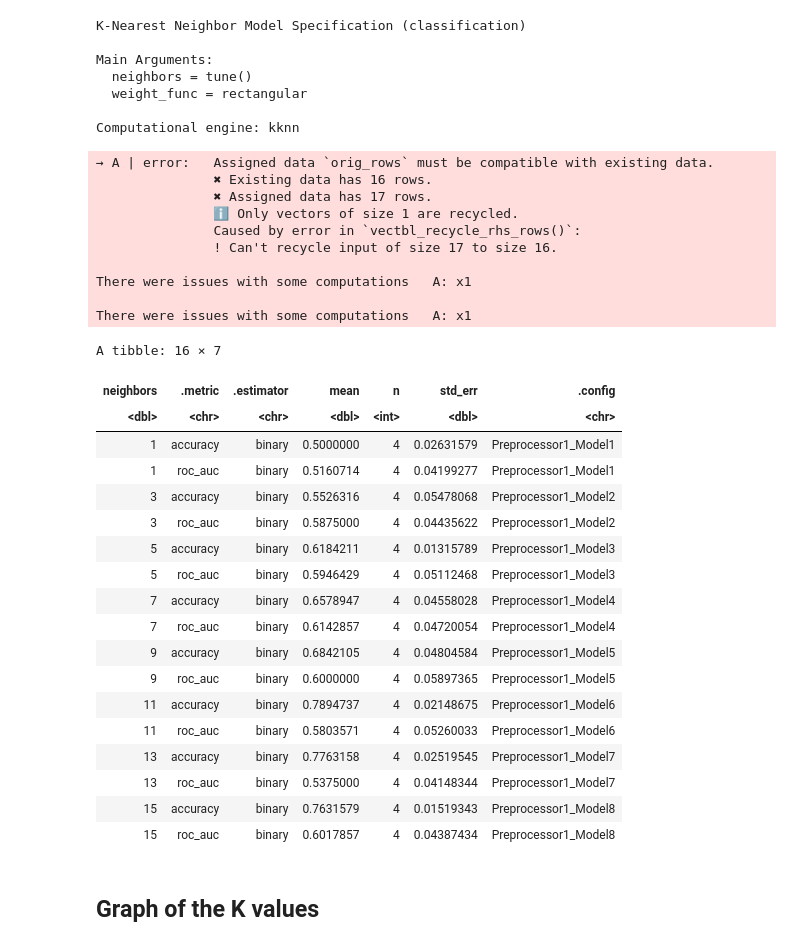
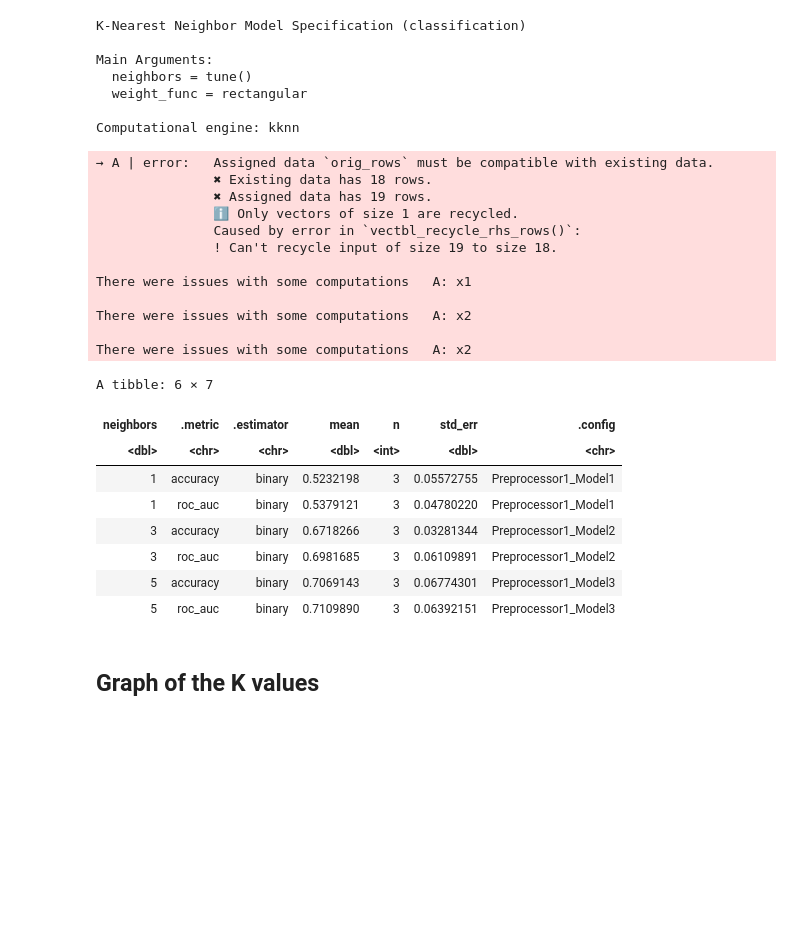
Before and after one commit to chrispy-tacos/dsci-100-project, a Jupyter notebook: dsci-g2-project.ipynb, the cells around one changed output. Drawn from its saved outputs; the diff is of its cells as text; code cells hidden in the pictures; blank space fills up the shorter version.

```diff
--- a/dsci-g2-project.ipynb
+++ b/dsci-g2-project.ipynb
@@ -157,44 +166,36 @@ Computational engine: kknn
 # %%
 k_vals<- tibble(neighbors = seq(from = 1, to = 15, by=2))
 
 knn_k_specification_results<- workflow()|>
 add_recipe(minecraft_recipe)|>
 add_model(minecraft_knn_spec)|>
 tune_grid(resamples = minecraft_vfold, grid = k_vals)|>
 collect_metrics()
 
 
-knn_k_specification_results
+head(knn_k_specification_results)
 # %% [output]
 → A | error:   Assigned data `orig_rows` must be compatible with existing data.
-               ✖ Existing data has 16 rows.
-               ✖ Assigned data has 17 rows.
+               ✖ Existing data has 18 rows.
+               ✖ Assigned data has 19 rows.
                ℹ Only vectors of size 1 are recycled.
                Caused by error in `vectbl_recycle_rhs_rows()`:
-               ! Can't recycle input of size 17 to size 16.
+               ! Can't recycle input of size 19 to size 18.
 
 There were issues with some computations   A: x1
 
-There were issues with some computations   A: x1
+There were issues with some computations   A: x2
+
+There were issues with some computations   A: x2
-A tibble: 16 × 7
+A tibble: 6 × 7
 | neighbors | .metric | .estimator | mean | n | std_err | .config |
 | <dbl> | <chr> | <chr> | <dbl> | <int> | <dbl> | <chr> |
-| 1 | accuracy | binary | 0.5000000 | 4 | 0.02631579 | Preprocessor1_Model1 |
-| 1 | roc_auc | binary | 0.5160714 | 4 | 0.04199277 | Preprocessor1_Model1 |
-| 3 | accuracy | binary | 0.5526316 | 4 | 0.05478068 | Preprocessor1_Model2 |
-| 3 | roc_auc | binary | 0.5875000 | 4 | 0.04435622 | Preprocessor1_Model2 |
-| 5 | accuracy | binary | 0.6184211 | 4 | 0.01315789 | Preprocessor1_Model3 |
-| 5 | roc_auc | binary | 0.5946429 | 4 | 0.05112468 | Preprocessor1_Model3 |
-| 7 | accuracy | binary | 0.6578947 | 4 | 0.04558028 | Preprocessor1_Model4 |
-| 7 | roc_auc | binary | 0.6142857 | 4 | 0.04720054 | Preprocessor1_Model4 |
-| 9 | accuracy | binary | 0.6842105 | 4 | 0.04804584 | Preprocessor1_Model5 |
-| 9 | roc_auc | binary | 0.6000000 | 4 | 0.05897365 | Preprocessor1_Model5 |
-| 11 | accuracy | binary | 0.7894737 | 4 | 0.02148675 | Preprocessor1_Model6 |
-| 11 | roc_auc | binary | 0.5803571 | 4 | 0.05260033 | Preprocessor1_Model6 |
-| 13 | accuracy | binary | 0.7763158 | 4 | 0.02519545 | Preprocessor1_Model7 |
-| 13 | roc_auc | binary | 0.5375000 | 4 | 0.04148344 | Preprocessor1_Model7 |
-| 15 | accuracy | binary | 0.7631579 | 4 | 0.01519343 | Preprocessor1_Model8 |
-| 15 | roc_auc | binary | 0.6017857 | 4 | 0.04387434 | Preprocessor1_Model8 |
+| 1 | accuracy | binary | 0.5232198 | 3 | 0.05572755 | Preprocessor1_Model1 |
+| 1 | roc_auc | binary | 0.5379121 | 3 | 0.04780220 | Preprocessor1_Model1 |
+| 3 | accuracy | binary | 0.6718266 | 3 | 0.03281344 | Preprocessor1_Model2 |
+| 3 | roc_auc | binary | 0.6981685 | 3 | 0.06109891 | Preprocessor1_Model2 |
+| 5 | accuracy | binary | 0.7069143 | 3 | 0.06774301 | Preprocessor1_Model3 |
+| 5 | roc_auc | binary | 0.7109890 | 3 | 0.06392151 | Preprocessor1_Model3 |
 # %% [markdown]
 ## Graph of the K values
 # %%
```
Also changed, not shown: parts of 14 cells of this notebook.
